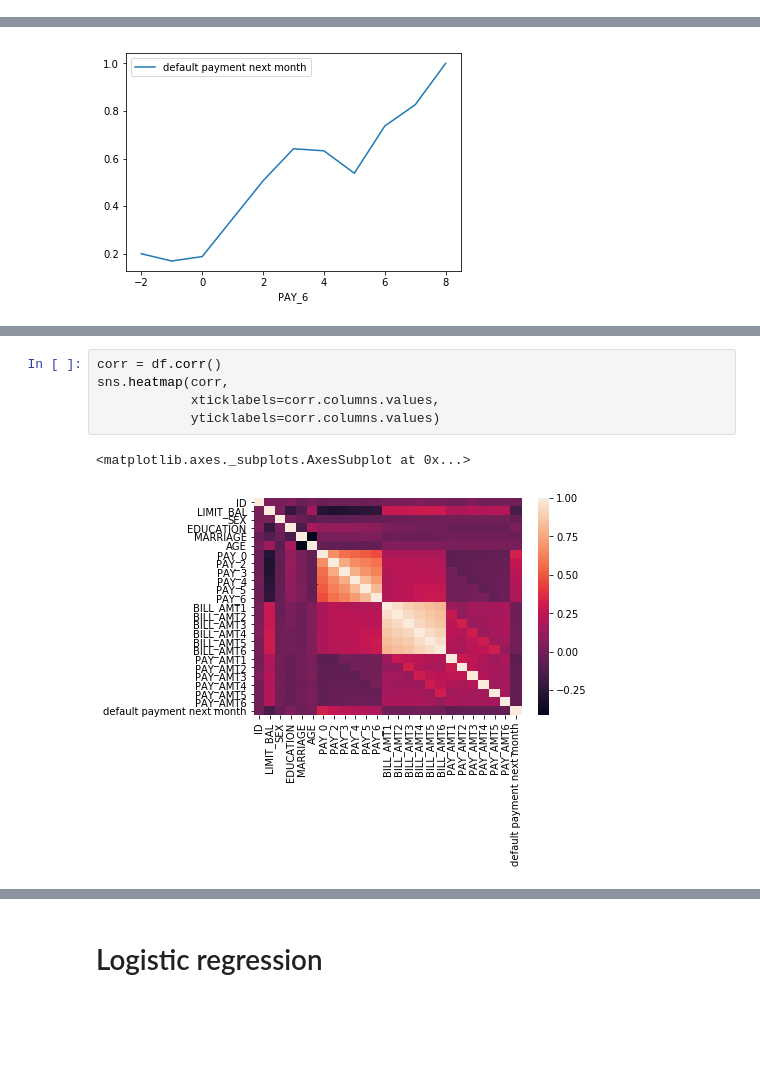
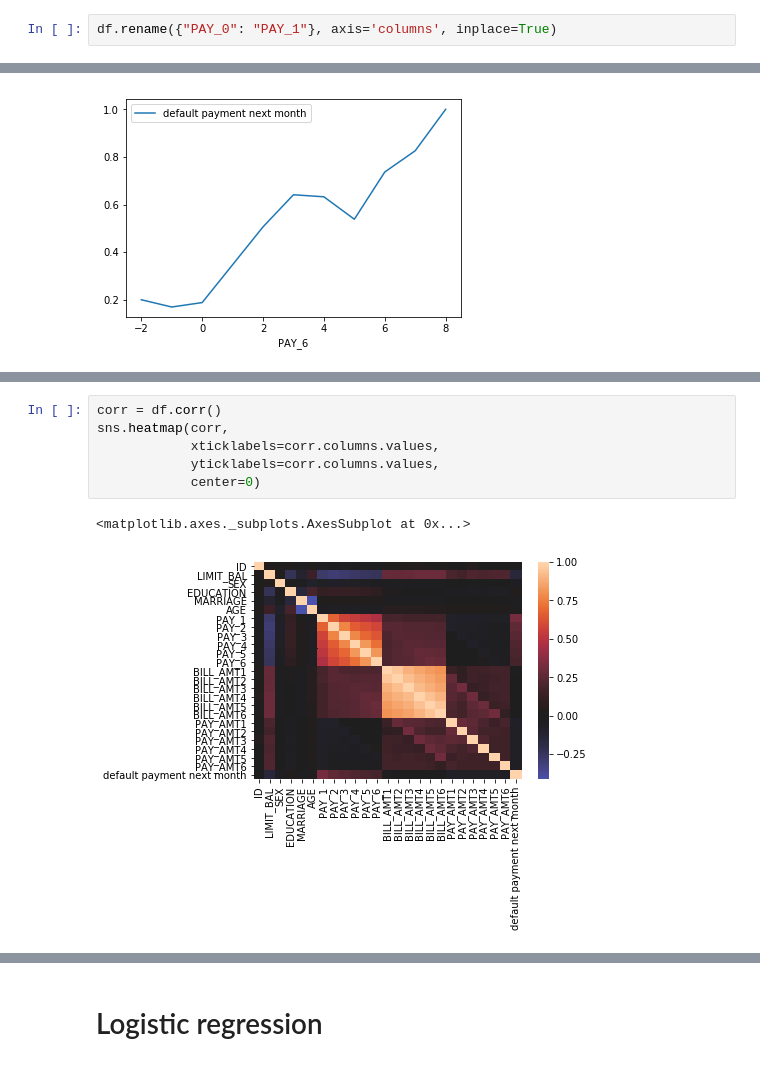
Before and after one commit to klostest/Case_Study_Approach_prep_work, a Jupyter notebook: data_exploration_v2.ipynb, the cells around one changed output, grey strips where cells are left out. Cells and saved outputs as stored; diff of their text form; blank space fills up the shorter version.

```diff
--- a/data_exploration_v2.ipynb
+++ b/data_exploration_v2.ipynb
@@ -170 +449,3 @@ Note here, the first column looks like it should have been called, `'PAY_1'`.
+# %%
+df.rename({"PAY_0": "PAY_1"}, axis='columns', inplace=True)
 # %%
@@ -529,8 +841,9 @@ https://stackoverflow.com/questions/29432629/correlation-matrix-using-pandas
 # %%
 corr = df.corr()
 sns.heatmap(corr,
             xticklabels=corr.columns.values,
-            yticklabels=corr.columns.values)
+            yticklabels=corr.columns.values,
+            center=0)
 # %% [output]
 <matplotlib.axes._subplots.AxesSubplot at 0x...>
-[figure, old version]
+[figure, new version]
```
Also changed, not shown: parts of 106 cells of this notebook.
